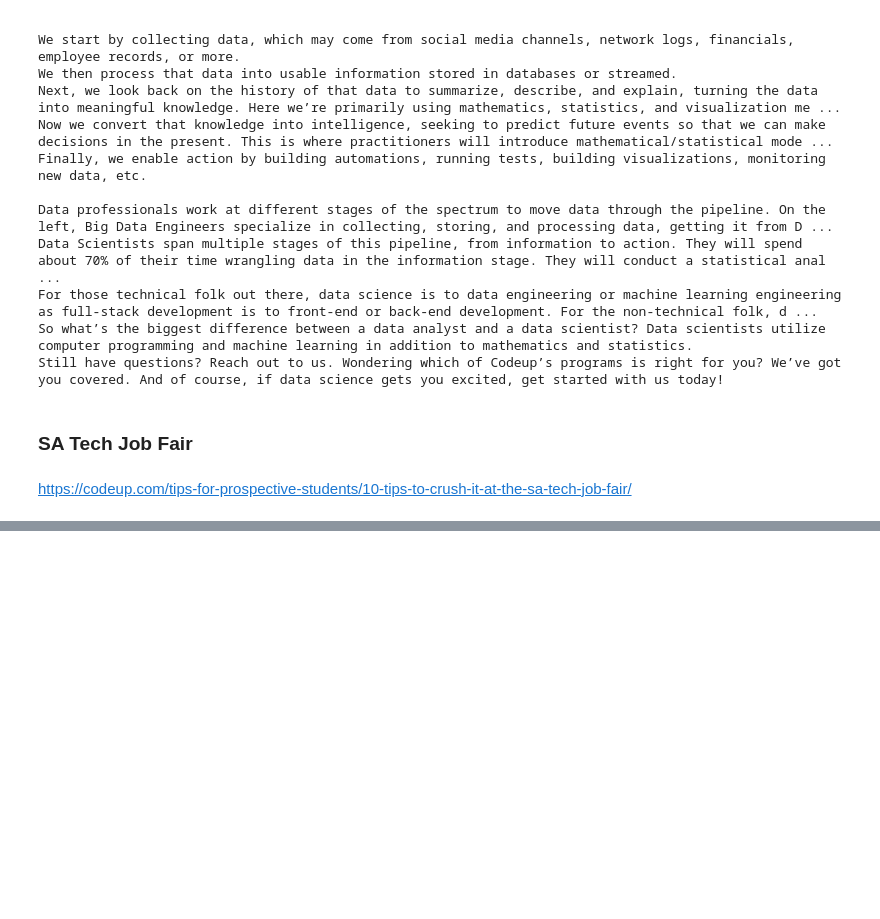
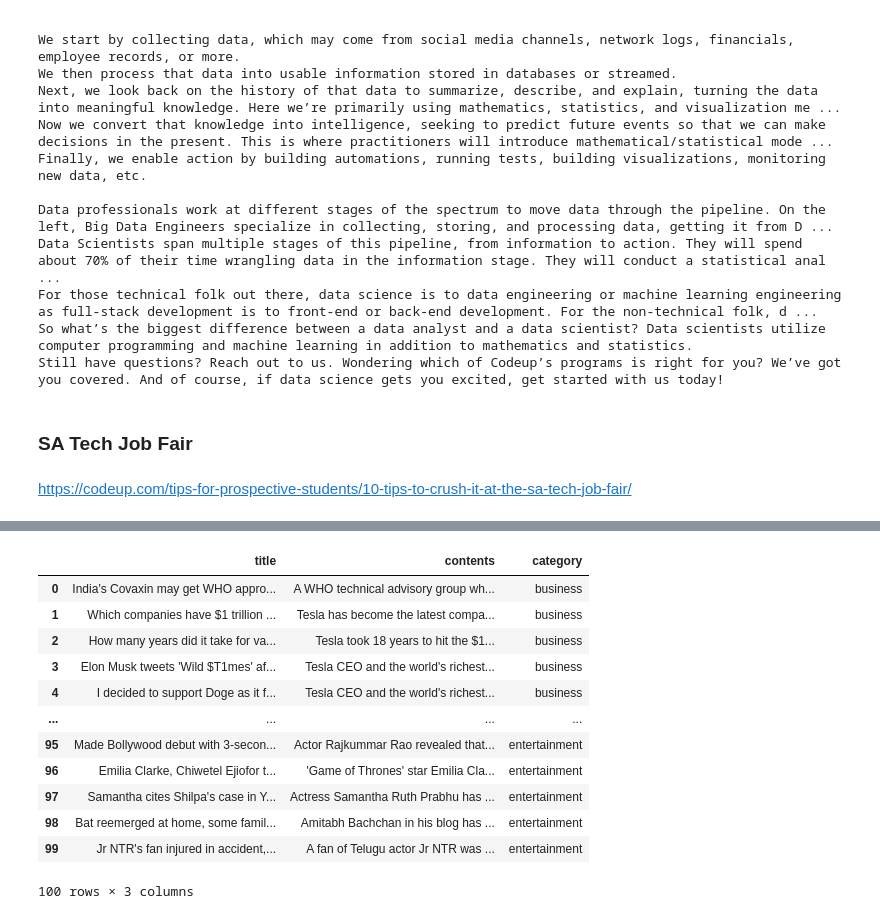
Before and after one commit to malachi-hale/natural-language-processing-exercises, a Jupyter notebook: acquire.ipynb, the cells around one changed output, grey strips where cells are left out. Cells and saved outputs as stored; diff of their text form; code cells hidden in the pictures; blank space fills up the shorter version.

```diff
--- a/acquire.ipynb
+++ b/acquire.ipynb
@@ -354,0 +568,59 @@ body
+# %%
+def get_articles(categories):
+    '''
+    This function will take a list of categories on the news sites and return the top news stories
+    for each of those categories.
+    '''
+    #User credentials
+    headers = {'User-Agent': 'malachi-hale'}
+    #Base url
+    base = "https://inshorts.com/en/read/"
+    #Create a series of empty lists, to which we will append our values
+    titles = []
+    contents = []
+    types = []
+    #Loop through the categories
+    for category in categories:
+        url = base + category
+        response = requests.get(url, headers=headers)
+        html = response.text
+        soup = BeautifulSoup(html)
+
+        #Get titles
+        title = soup.select(".news-card-title.news-right-box")
+        for i in range(0, (len(title))):
+            titles.append(title[i].select("[itemprop = 'headline']")[0].text.strip())
+
+        #Get body
+        body = soup.select(".news-card-content.news-right-box")
+        for i in range(0, (len(body))):
+            contents.append(body[i].select('[itemprop="articleBody"]')[0].text.strip())
+
+        #Get category
+        for i in range(0, len(body)):
+            types.append(category)
+
+    #Create dataframe of all our lists
+    articles =  pd.DataFrame({
+        "title": titles,
+        "contents": contents,
+        "category": types
+        })
+
+    return articles
+# %%
+get_articles(categories)
+# %% [output]
+|  | title | contents | category |
+| 0 | India's Covaxin may get WHO appro... | A WHO technical advisory group wh... | business |
+| 1 | Which companies have $1 trillion ... | Tesla has become the latest compa... | business |
+| 2 | How many years did it take for va... | Tesla took 18 years to hit the $1... | business |
+| 3 | Elon Musk tweets 'Wild $T1mes' af... | Tesla CEO and the world's richest... | business |
+| 4 | I decided to support Doge as it f... | Tesla CEO and the world's richest... | business |
+| ... | ... | ... | ... |
+| 95 | Made Bollywood debut with 3-secon... | Actor Rajkummar Rao revealed that... | entertainment |
+| 96 | Emilia Clarke, Chiwetel Ejiofor t... | 'Game of Thrones' star Emilia Cla... | entertainment |
+| 97 | Samantha cites Shilpa's case in Y... | Actress Samantha Ruth Prabhu has ... | entertainment |
+| 98 | Bat reemerged at home, some famil... | Amitabh Bachchan in his blog has ... | entertainment |
+| 99 | Jr NTR's fan injured in accident,... | A fan of Telugu actor Jr NTR was ... | entertainment |
+100 rows × 3 columns
```
Also changed, not shown: parts of 50 cells of this notebook.
